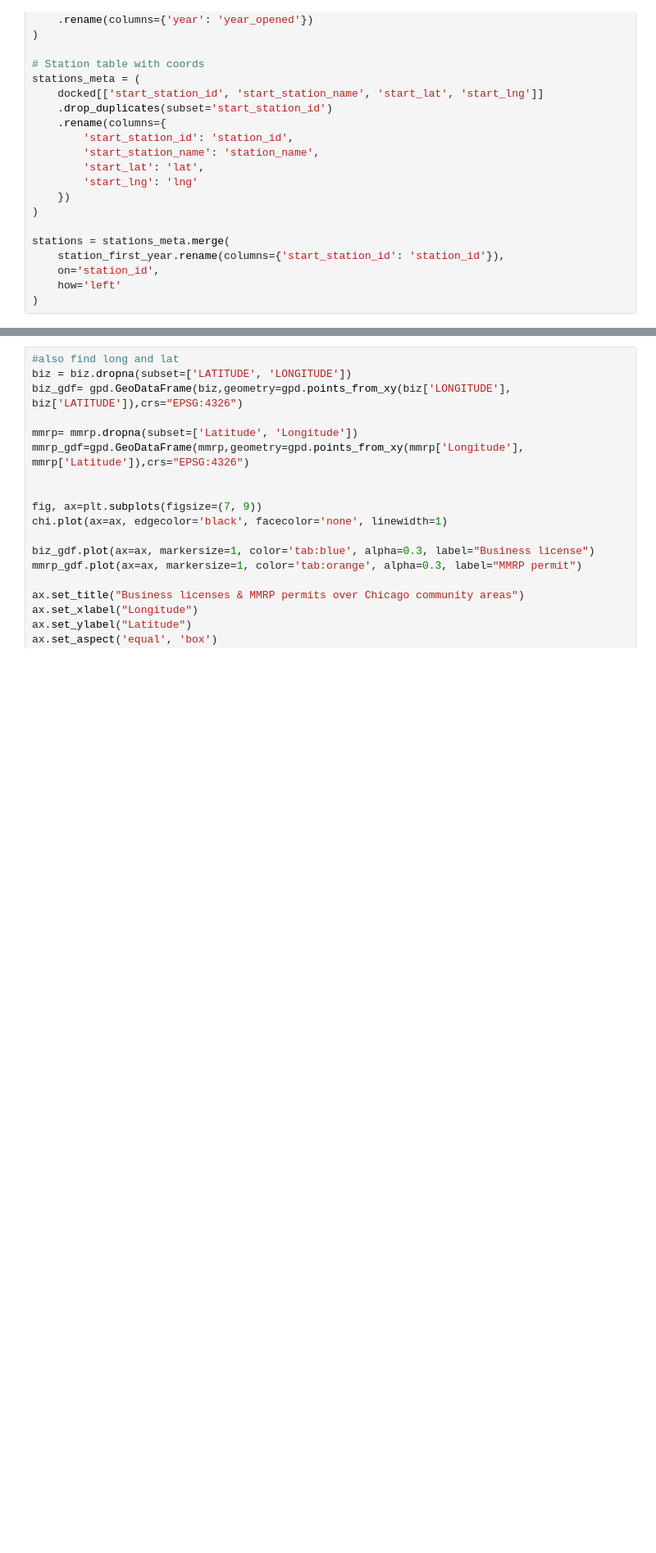
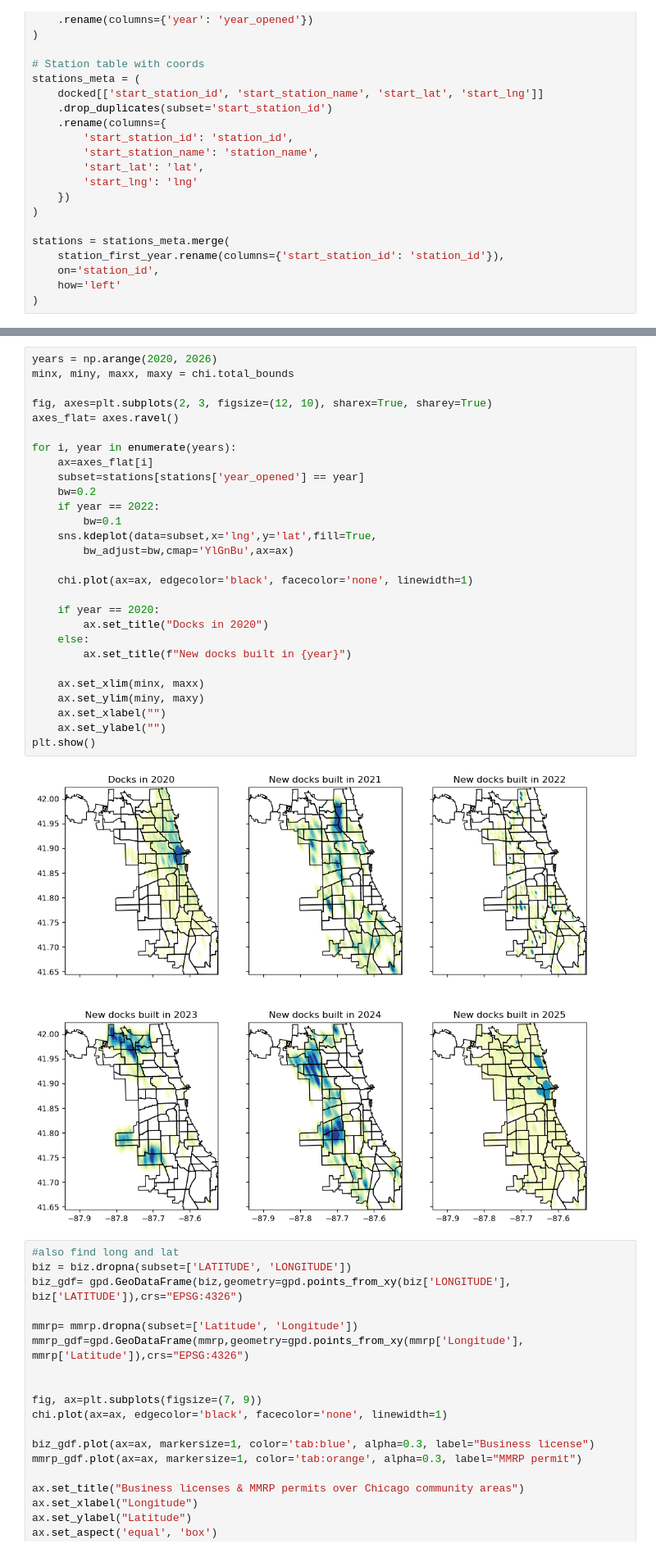
Before and after one commit to JonasGoldberg18/STAT303_Final_Project, a Jupyter notebook: Project Code Template.ipynb, the cells around one changed output, grey strips where cells are left out. Shown at 82% size. Saved outputs shown, nothing was run; the diff lists cells and outputs as text; blank space fills up the shorter version.

```diff
--- a/Project Code Template.ipynb
+++ b/Project Code Template.ipynb
@@ -959,3 +966,33 @@ stations['year_opened'].value_counts().sort_index()
+# %%
+years = np.arange(2020, 2026)
+minx, miny, maxx, maxy = chi.total_bounds
+
+fig, axes=plt.subplots(2, 3, figsize=(12, 10), sharex=True, sharey=True)
+axes_flat= axes.ravel()
+
+for i, year in enumerate(years):
+    ax=axes_flat[i]
+    subset=stations[stations['year_opened'] == year]
+    bw=0.2
+    if year == 2022:
+        bw=0.1
+    sns.kdeplot(data=subset,x='lng',y='lat',fill=True,
+        bw_adjust=bw,cmap='YlGnBu',ax=ax)
+
+    chi.plot(ax=ax, edgecolor='black', facecolor='none', linewidth=1)
+
+    if year == 2020:
+        ax.set_title("Docks in 2020")
+    else:
+        ax.set_title(f"New docks built in {year}")
+
+    ax.set_xlim(minx, maxx)
+    ax.set_ylim(miny, maxy)
+    ax.set_xlabel("")
+    ax.set_ylabel("")
+plt.show()
+# %% [output]
+[figure, added]
 # %%
 #also find long and lat
 biz = biz.dropna(subset=['LATITUDE', 'LONGITUDE'])
```
Also changed, not shown: parts of 2 cells of this notebook, 1 other file.
